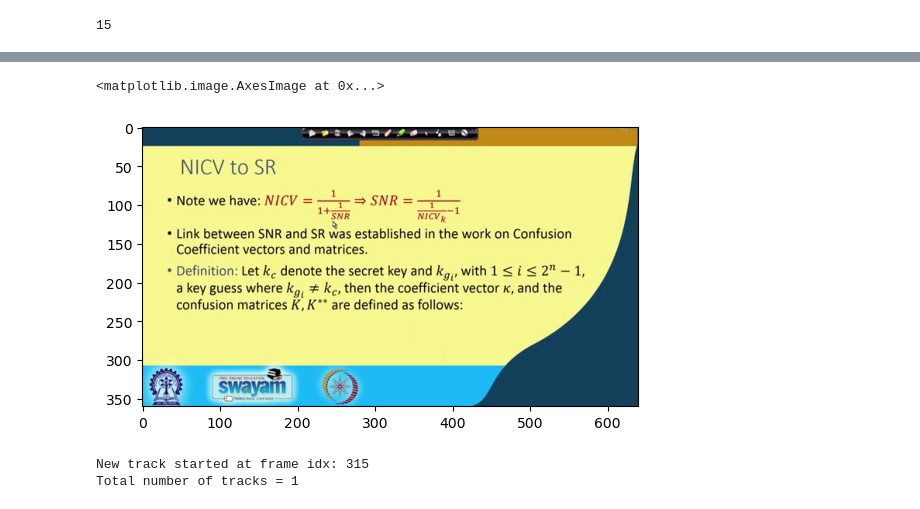
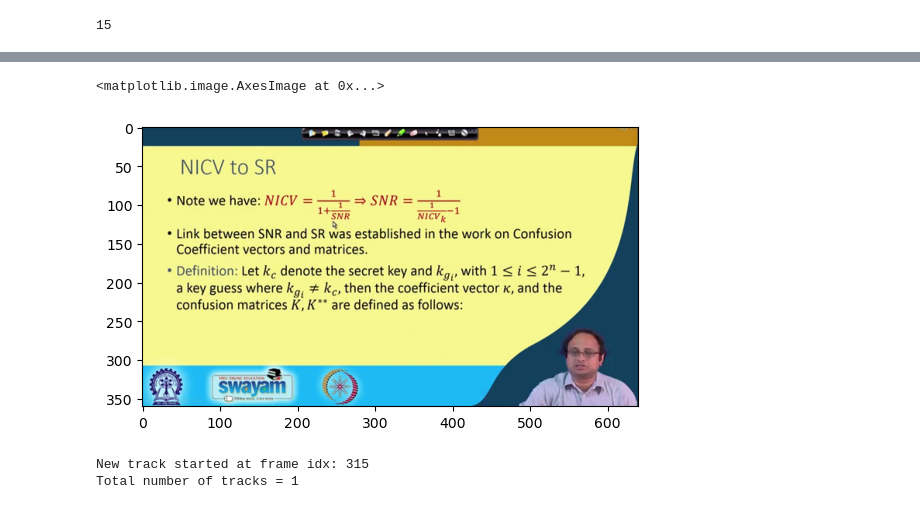
Before and after one commit to vanshg1729/auto_avsr, a Jupyter notebook: preprocess.ipynb, the cells around one changed output, grey strips where cells are left out. Cells and saved outputs as stored; diff of their text form; code cells hidden in the pictures.

```diff
--- a/preprocess.ipynb
+++ b/preprocess.ipynb
@@ -29,11 +29,12 @@ cuda
 from data_processing.face_tracks import get_single_face_tracks
 from data_processing.video_utils import clip_video_ffmpeg
 # %%
-video_path = './data/-0ZMU-gnm2g.mp4'
+# video_path = './data/-0ZMU-gnm2g.mp4'
+video_path = './datasets/Lip2Wav/hs/videos/yzropgAwSI0.mp4'
 frames = []
 cap = cv2.VideoCapture(video_path)
 
-while len(frames) < 1000:
+while len(frames) < 2000:
     ret, frame = cap.read()
     if not ret:
         break
@@ -120,7 +130,7 @@ print(fps)
 # %% [output]
 15
 # %%
-video_path = "./datasets/Lip2Wav/hs/face_tracks/yzropgAwSI0/track-1.mp4"
+video_path = "./data/clip-1.mp4"
 
 cap = cv2.VideoCapture(video_path)
 
@@ -145,8 +171,8 @@ frames.shape = (300, 360, 640, 3)
 # %%
-plt.imshow(frames[4])
+plt.imshow(frames[8])
 # %% [output]
 <matplotlib.image.AxesImage at 0x...>
-[figure, old version]
+[figure, new version]
 # %%
 # single_tracks = ["start_frame", "end_frame"]
 tracks = []
```
Also changed, not shown: parts of 19 cells of this notebook, 19 other files.
